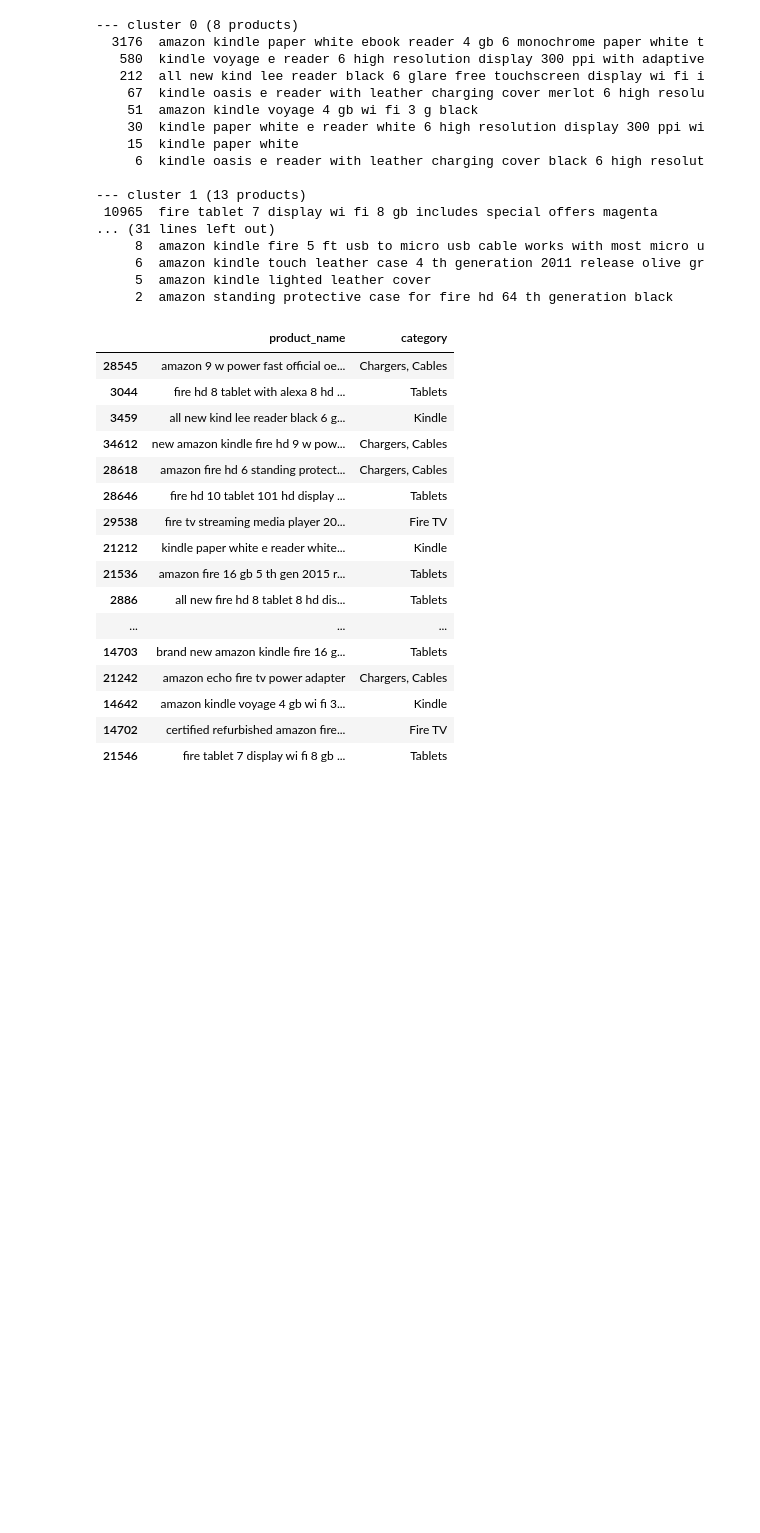
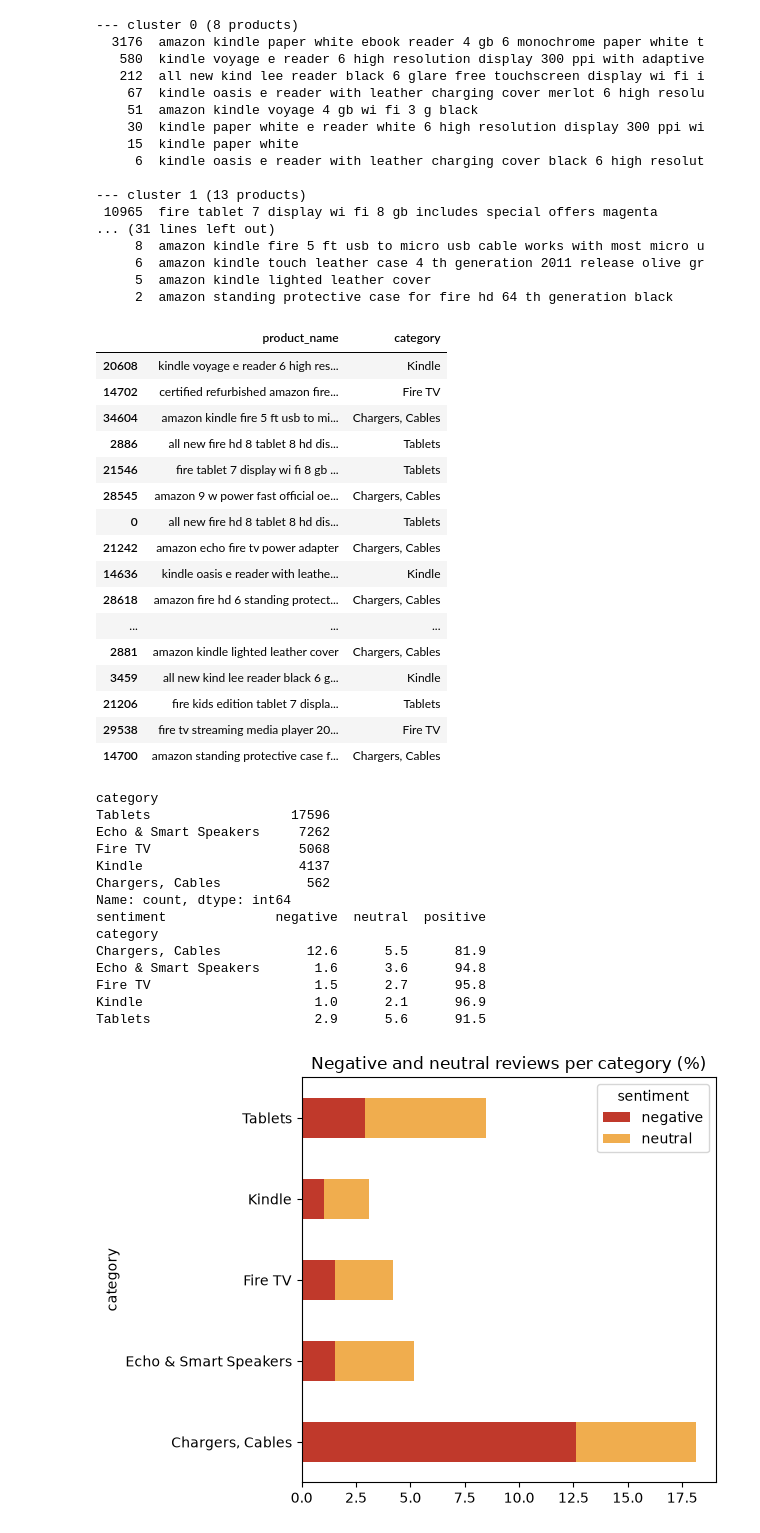
Before and after one commit to salmacharfii/Group_5, a Jupyter notebook: Source/03_product_clustering.ipynb, the cells around one changed output. Cells and saved outputs as stored; diff of their text form; code cells hidden in the pictures; blank space fills up the shorter version.

Commit message:
Save the new data set, having categories and cluster

```diff
--- a/Source/03_product_clustering.ipynb
+++ b/Source/03_product_clustering.ipynb
@@ -63,12 +63,3 @@ X = vectorizer.fit_transform(text)     # one row of numbers per product
 print(X.shape)   # (number of products, number of words)
 # %% [output]
 (38, 226)
-# %%
-products = df.drop_duplicates("product_name")[["product_name", "categories"]]
-text = products["product_name"] + " " + products["categories"]
-# %%
-vectorizer = TfidfVectorizer(stop_words="english")
-X = vectorizer.fit_transform(text)     # one row of numbers per product
-
-print(X.shape)   # (number of products, number of words)
-X
@@ -80,6 +67,7 @@ X
 from sklearn.cluster import KMeans
 
 from sklearn.cluster import KMeans
+products["n_reviews"] = products["product_name"].map(df["product_name"].value_counts())
 
 kmeans = KMeans(n_clusters=5, n_init=10, random_state=42)
 products["cluster"] = kmeans.fit_predict(X)
@@ -123,19 +111,49 @@ products.loc[products["product_name"].str.contains("Kindle Fire 16 GB"), "catego
 products[["product_name", "category"]].sort_values("category").sample(36)
 # %% [output]
 |  | product_name | category |
+| 20608 | kindle voyage e reader 6 high res... | Kindle |
+| 14702 | certified refurbished amazon fire... | Fire TV |
+| 34604 | amazon kindle fire 5 ft usb to mi... | Chargers, Cables |
+| 2886 | all new fire hd 8 tablet 8 hd dis... | Tablets |
+| 21546 | fire tablet 7 display wi fi 8 gb ... | Tablets |
 | 28545 | amazon 9 w power fast official oe... | Chargers, Cables |
-| 3044 | fire hd 8 tablet with alexa 8 hd ... | Tablets |
+| 0 | all new fire hd 8 tablet 8 hd dis... | Tablets |
+| 21242 | amazon echo fire tv power adapter | Chargers, Cables |
+| 14636 | kindle oasis e reader with leathe... | Kindle |
+| 28618 | amazon fire hd 6 standing protect... | Chargers, Cables |
+| ... | ... | ... |
+| 2881 | amazon kindle lighted leather cover | Chargers, Cables |
 | 3459 | all new kind lee reader black 6 g... | Kindle |
-| 34612 | new amazon kindle fire hd 9 w pow... | Chargers, Cables |
-| 28618 | amazon fire hd 6 standing protect... | Chargers, Cables |
-| 28646 | fire hd 10 tablet 101 hd display ... | Tablets |
+| 21206 | fire kids edition tablet 7 displa... | Tablets |
 | 29538 | fire tv streaming media player 20... | Fire TV |
-| 21212 | kindle paper white e reader white... | Kindle |
-| 21536 | amazon fire 16 gb 5 th gen 2015 r... | Tablets |
-| 2886 | all new fire hd 8 tablet 8 hd dis... | Tablets |
-| ... | ... | ... |
-| 14703 | brand new amazon kindle fire 16 g... | Tablets |
-| 21242 | amazon echo fire tv power adapter | Chargers, Cables |
-| 14642 | amazon kindle voyage 4 gb wi fi 3... | Kindle |
-| 14702 | certified refurbished amazon fire... | Fire TV |
-| 21546 | fire tablet 7 display wi fi 8 gb ... | Tablets |
+| 14700 | amazon standing protective case f... | Chargers, Cables |
+# %%
+df["cluster"] = df["product_name"].map(products.set_index("product_name")["cluster"])
+df["category"] = df["cluster"].map(cluster_names)
+print(df["category"].value_counts())
+
+products.to_csv("../Reports/product_categories.csv", index=False)
+
+share = pd.crosstab(df["category"], df["sentiment"], normalize="index") * 100
+print(share.round(1))
+share[["negative", "neutral"]].plot(kind="barh", stacked=True, color=["#c0392b", "#f0ad4e"])
+plt.title("Negative and neutral reviews per category (%)")
+plt.tight_layout()
+plt.savefig("../Reports/03_sentiment_by_category.png")
+plt.show()
+# %% [output]
+category
+Tablets                  17596
+Echo & Smart Speakers     7262
+Fire TV                   5068
+Kindle                    4137
+Chargers, Cables           562
+Name: count, dtype: int64
+sentiment              negative  neutral  positive
+category
+Chargers, Cables           12.6      5.5      81.9
+Echo & Smart Speakers       1.6      3.6      94.8
+Fire TV                     1.5      2.7      95.8
+Kindle                      1.0      2.1      96.9
+Tablets                     2.9      5.6      91.5
+[figure, added]
```
Also changed, not shown: parts of 7 cells of this notebook, 2 other files.
